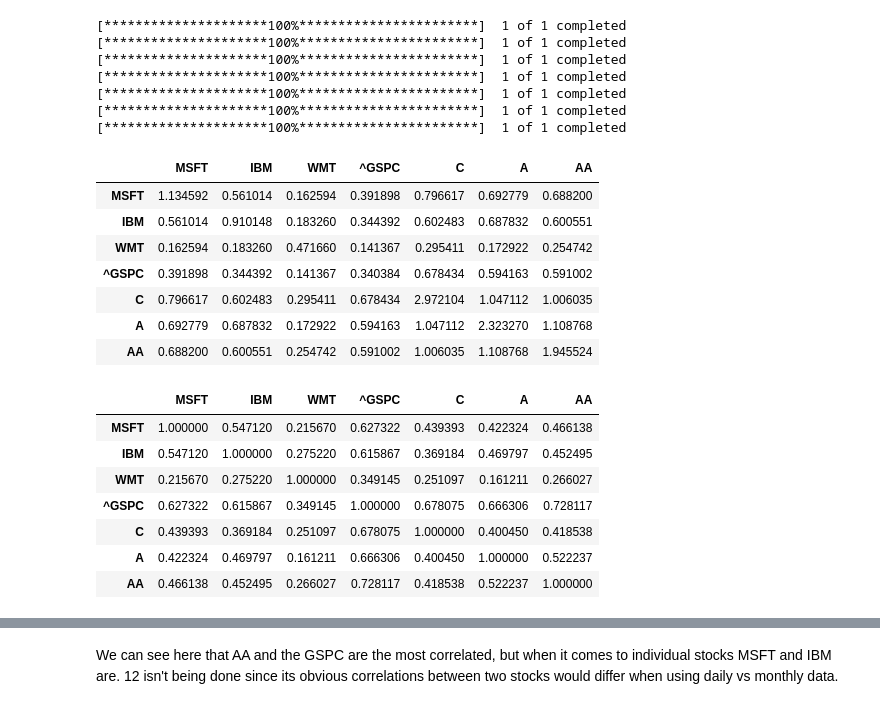
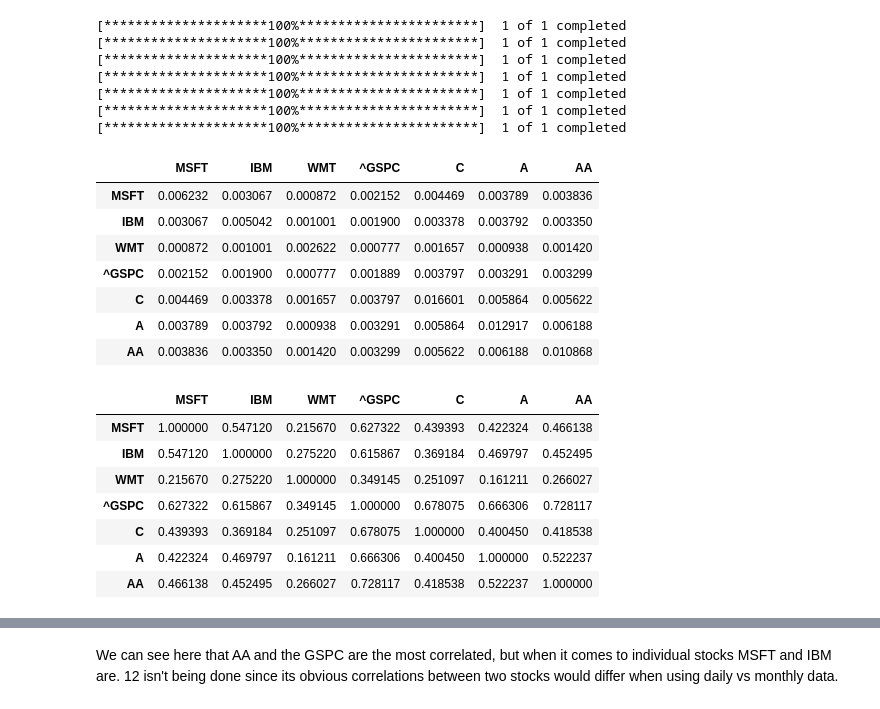
Before and after one commit to leoouyang781/Test-Repository, a Jupyter notebook: Python-For-Finance-2nd-Edition/Chapter 9.ipynb, the cells around one changed output, grey strips where cells are left out. Cells and saved outputs as stored; diff of their text form; code cells hidden in the pictures.

```diff
--- a/Python-For-Finance-2nd-Edition/Chapter 9.ipynb
+++ b/Python-For-Finance-2nd-Edition/Chapter 9.ipynb
@@ -961,27 +961,27 @@ cor = np.corrcoef(R.T)
 [*********************100%***********************]  1 of 1 completed
 [*********************100%***********************]  1 of 1 completed
 [*********************100%***********************]  1 of 1 completed
+# %%
+# Dataframes have a built in Covariance matrix function. Make sure to use them!
+R0.cov()
+# %% [output]
+|  | MSFT | IBM | WMT | ^GSPC | C | A | AA |
+| MSFT | 0.006232 | 0.003067 | 0.000872 | 0.002152 | 0.004469 | 0.003789 | 0.003836 |
+| IBM | 0.003067 | 0.005042 | 0.001001 | 0.001900 | 0.003378 | 0.003792 | 0.003350 |
+| WMT | 0.000872 | 0.001001 | 0.002622 | 0.000777 | 0.001657 | 0.000938 | 0.001420 |
+| ^GSPC | 0.002152 | 0.001900 | 0.000777 | 0.001889 | 0.003797 | 0.003291 | 0.003299 |
+| C | 0.004469 | 0.003378 | 0.001657 | 0.003797 | 0.016601 | 0.005864 | 0.005622 |
+| A | 0.003789 | 0.003792 | 0.000938 | 0.003291 | 0.005864 | 0.012917 | 0.006188 |
+| AA | 0.003836 | 0.003350 | 0.001420 | 0.003299 | 0.005622 | 0.006188 | 0.010868 |
 # %%
-# Covariance Matrix
-pd.DataFrame(cov, index = stocks, columns = stocks)
+# Correlation matrix using standard matrix multiplication
+pd.DataFrame(cor,index = stocks, columns = stocks)
 # %% [output]
 |  | MSFT | IBM | WMT | ^GSPC | C | A | AA |
-| MSFT | 1.134592 | 0.561014 | 0.162594 | 0.391898 | 0.796617 | 0.692779 | 0.688200 |
-| IBM | 0.561014 | 0.910148 | 0.183260 | 0.344392 | 0.602483 | 0.687832 | 0.600551 |
-| WMT | 0.162594 | 0.183260 | 0.471660 | 0.141367 | 0.295411 | 0.172922 | 0.254742 |
-| ^GSPC | 0.391898 | 0.344392 | 0.141367 | 0.340384 | 0.678434 | 0.594163 | 0.591002 |
-| C | 0.796617 | 0.602483 | 0.295411 | 0.678434 | 2.972104 | 1.047112 | 1.006035 |
-| A | 0.692779 | 0.687832 | 0.172922 | 0.594163 | 1.047112 | 2.323270 | 1.108768 |
-| AA | 0.688200 | 0.600551 | 0.254742 | 0.591002 | 1.006035 | 1.108768 | 1.945524 |
+| MSFT | 1.000000 | 0.547120 | 0.215670 | 0.627322 | 0.439393 | 0.422324 | 0.466138 |
+| IBM | 0.547120 | 1.000000 | 0.275220 | 0.615867 | 0.369184 | 0.469797 | 0.452495 |
+| WMT | 0.215670 | 0.275220 | 1.000000 | 0.349145 | 0.251097 | 0.161211 | 0.266027 |
+| ^GSPC | 0.627322 | 0.615867 | 0.349145 | 1.000000 | 0.678075 | 0.666306 | 0.728117 |
+| C | 0.439393 | 0.369184 | 0.251097 | 0.678075 | 1.000000 | 0.400450 | 0.418538 |
+| A | 0.422324 | 0.469797 | 0.161211 | 0.666306 | 0.400450 | 1.000000 | 0.522237 |
+| AA | 0.466138 | 0.452495 | 0.266027 | 0.728117 | 0.418538 | 0.522237 | 1.000000 |
-# %%
-# Correlation matrix
-pd.DataFrame(cor,index = stocks, columns = stocks)
-# %% [output]
-|  | MSFT | IBM | WMT | ^GSPC | C | A | AA |
-| MSFT | 1.000000 | 0.547120 | 0.215670 | 0.627322 | 0.439393 | 0.422324 | 0.466138 |
-| IBM | 0.547120 | 1.000000 | 0.275220 | 0.615867 | 0.369184 | 0.469797 | 0.452495 |
-| WMT | 0.215670 | 0.275220 | 1.000000 | 0.349145 | 0.251097 | 0.161211 | 0.266027 |
-| ^GSPC | 0.627322 | 0.615867 | 0.349145 | 1.000000 | 0.678075 | 0.666306 | 0.728117 |
-| C | 0.439393 | 0.369184 | 0.251097 | 0.678075 | 1.000000 | 0.400450 | 0.418538 |
-| A | 0.422324 | 0.469797 | 0.161211 | 0.666306 | 0.400450 | 1.000000 | 0.522237 |
-| AA | 0.466138 | 0.452495 | 0.266027 | 0.728117 | 0.418538 | 0.522237 | 1.000000 |
```
Also changed, not shown: parts of 2 cells of this notebook.
